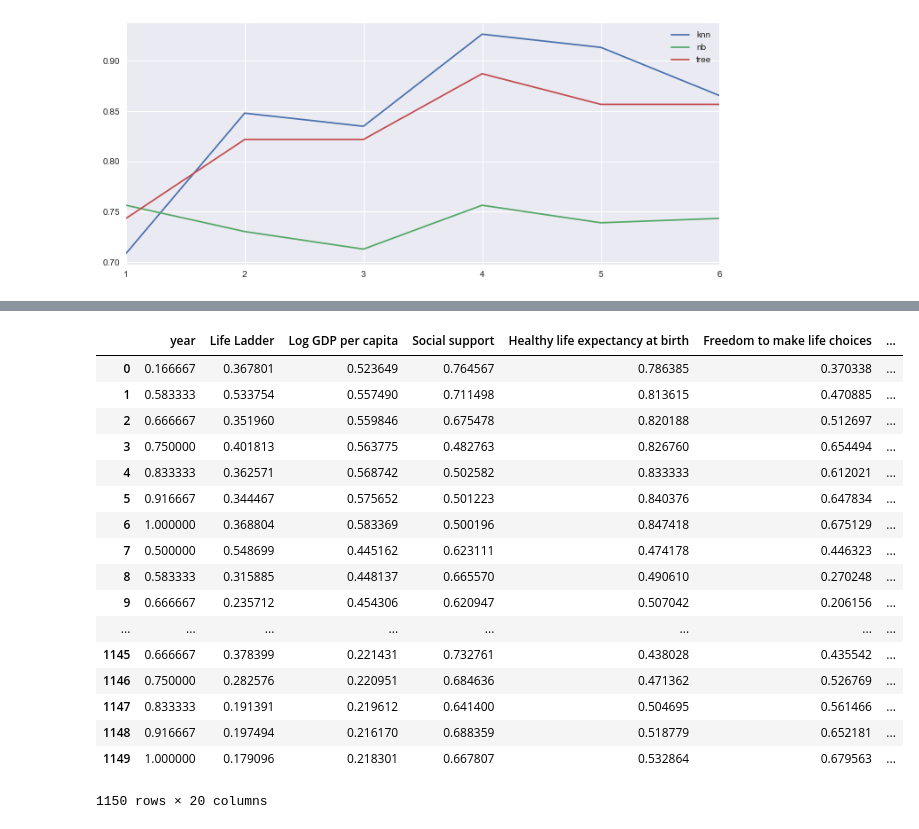
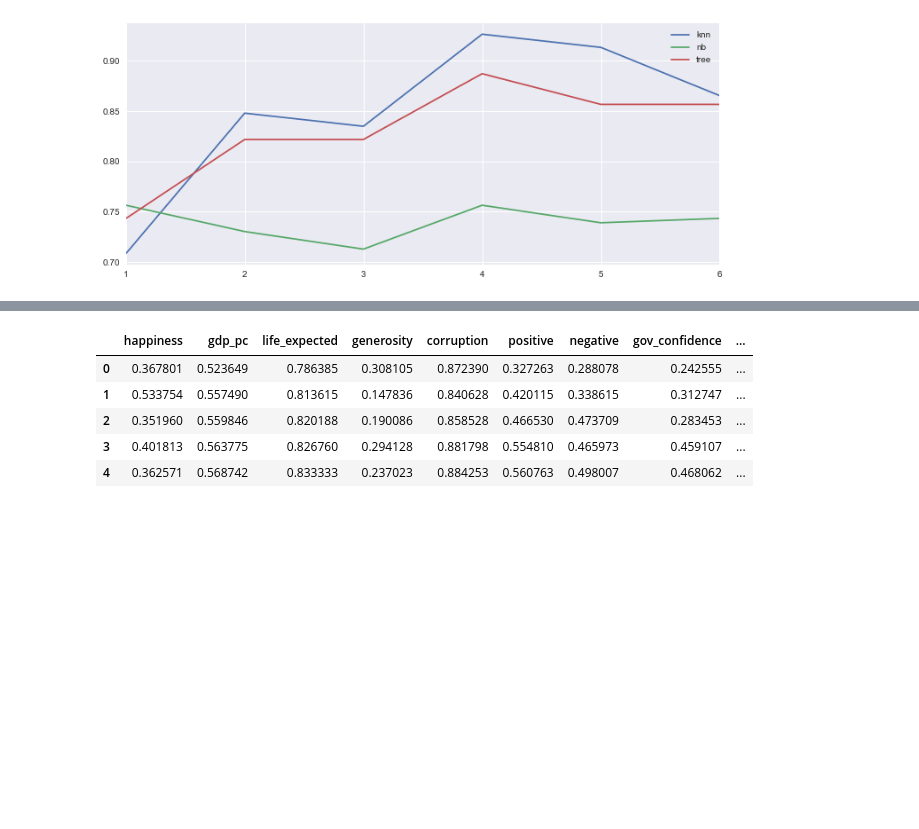
Before and after one commit to Mooophy/158222, a Jupyter notebook: as3/As3.ipynb, the cells around one changed output, grey strips where cells are left out. Saved outputs shown, nothing was run; the diff lists cells and outputs as text; code cells hidden in the pictures; blank space fills up the shorter version.

```diff
--- a/as3/As3.ipynb
+++ b/as3/As3.ipynb
@@ -199,5 +204,6 @@ plt.show()
 # %%
 happiness = pd.read_csv('happiness.csv')
 happiness = happiness.loc[:, happiness.columns != 'country']
-happiness
+happiness = happiness.drop(['year', 'sd_m_country_year', 'sd_country_year', 'pop', 'support', 'choice', 'democoratic', 'delivery'], axis=1) # explain why such features have been dropped
+happiness.head()
 # %% [output]
@@ -227,23 +218,11 @@ from sklearn import metrics
 # %%
 minmax_scale = preprocessing.MinMaxScaler().fit(happiness)
-happiness[[c for c in happiness.columns]] = minmax_scale.transform(happiness)
-happiness
+happiness[happiness.columns] = minmax_scale.transform(happiness)
+happiness.head()
 # %% [output]
-|  | year | Life Ladder | Log GDP per capita | Social support | Healthy life expectancy at birth | Freedom to make life choices | ... |
-| 0 | 0.166667 | 0.367801 | 0.523649 | 0.764567 | 0.786385 | 0.370338 | ... |
-| 1 | 0.583333 | 0.533754 | 0.557490 | 0.711498 | 0.813615 | 0.470885 | ... |
-| 2 | 0.666667 | 0.351960 | 0.559846 | 0.675478 | 0.820188 | 0.512697 | ... |
-| 3 | 0.750000 | 0.401813 | 0.563775 | 0.482763 | 0.826760 | 0.654494 | ... |
-| 4 | 0.833333 | 0.362571 | 0.568742 | 0.502582 | 0.833333 | 0.612021 | ... |
-| 5 | 0.916667 | 0.344467 | 0.575652 | 0.501223 | 0.840376 | 0.647834 | ... |
-| 6 | 1.000000 | 0.368804 | 0.583369 | 0.500196 | 0.847418 | 0.675129 | ... |
-| 7 | 0.500000 | 0.548699 | 0.445162 | 0.623111 | 0.474178 | 0.446323 | ... |
-| 8 | 0.583333 | 0.315885 | 0.448137 | 0.665570 | 0.490610 | 0.270248 | ... |
-| 9 | 0.666667 | 0.235712 | 0.454306 | 0.620947 | 0.507042 | 0.206156 | ... |
-| ... | ... | ... | ... | ... | ... | ... | ... |
-| 1145 | 0.666667 | 0.378399 | 0.221431 | 0.732761 | 0.438028 | 0.435542 | ... |
-| 1146 | 0.750000 | 0.282576 | 0.220951 | 0.684636 | 0.471362 | 0.526769 | ... |
-| 1147 | 0.833333 | 0.191391 | 0.219612 | 0.641400 | 0.504695 | 0.561466 | ... |
-| 1148 | 0.916667 | 0.197494 | 0.216170 | 0.688359 | 0.518779 | 0.652181 | ... |
-| 1149 | 1.000000 | 0.179096 | 0.218301 | 0.667807 | 0.532864 | 0.679563 | ... |
+|  | happiness | gdp_pc | life_expected | generosity | corruption | positive | negative | gov_confidence | ... |
+| 0 | 0.367801 | 0.523649 | 0.786385 | 0.308105 | 0.872390 | 0.327263 | 0.288078 | 0.242555 | ... |
+| 1 | 0.533754 | 0.557490 | 0.813615 | 0.147836 | 0.840628 | 0.420115 | 0.338615 | 0.312747 | ... |
+| 2 | 0.351960 | 0.559846 | 0.820188 | 0.190086 | 0.858528 | 0.466530 | 0.473709 | 0.283453 | ... |
+| 3 | 0.401813 | 0.563775 | 0.826760 | 0.294128 | 0.881798 | 0.554810 | 0.465973 | 0.459107 | ... |
+| 4 | 0.362571 | 0.568742 | 0.833333 | 0.237023 | 0.884253 | 0.560763 | 0.498007 | 0.468062 | ... |
-1150 rows × 20 columns
```
Also changed, not shown: parts of 14 cells of this notebook, 4 other files.
